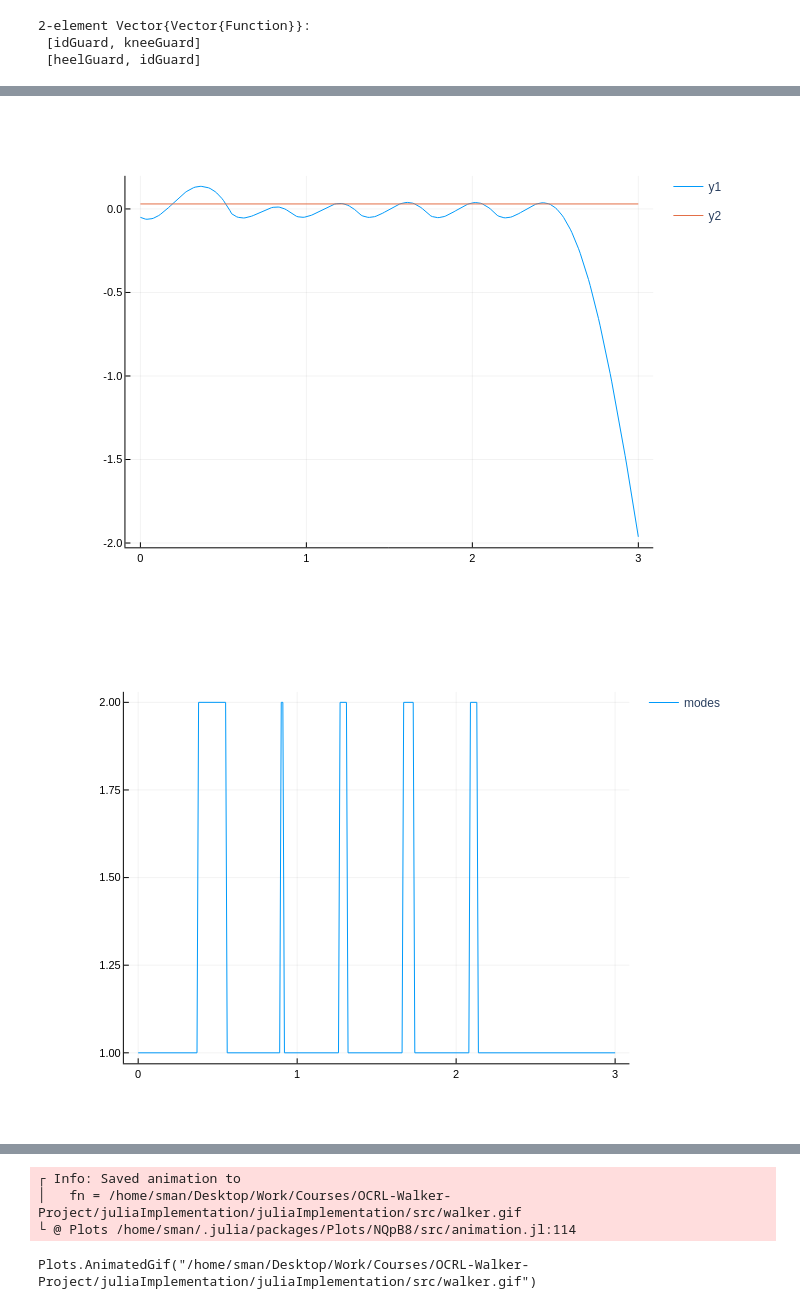
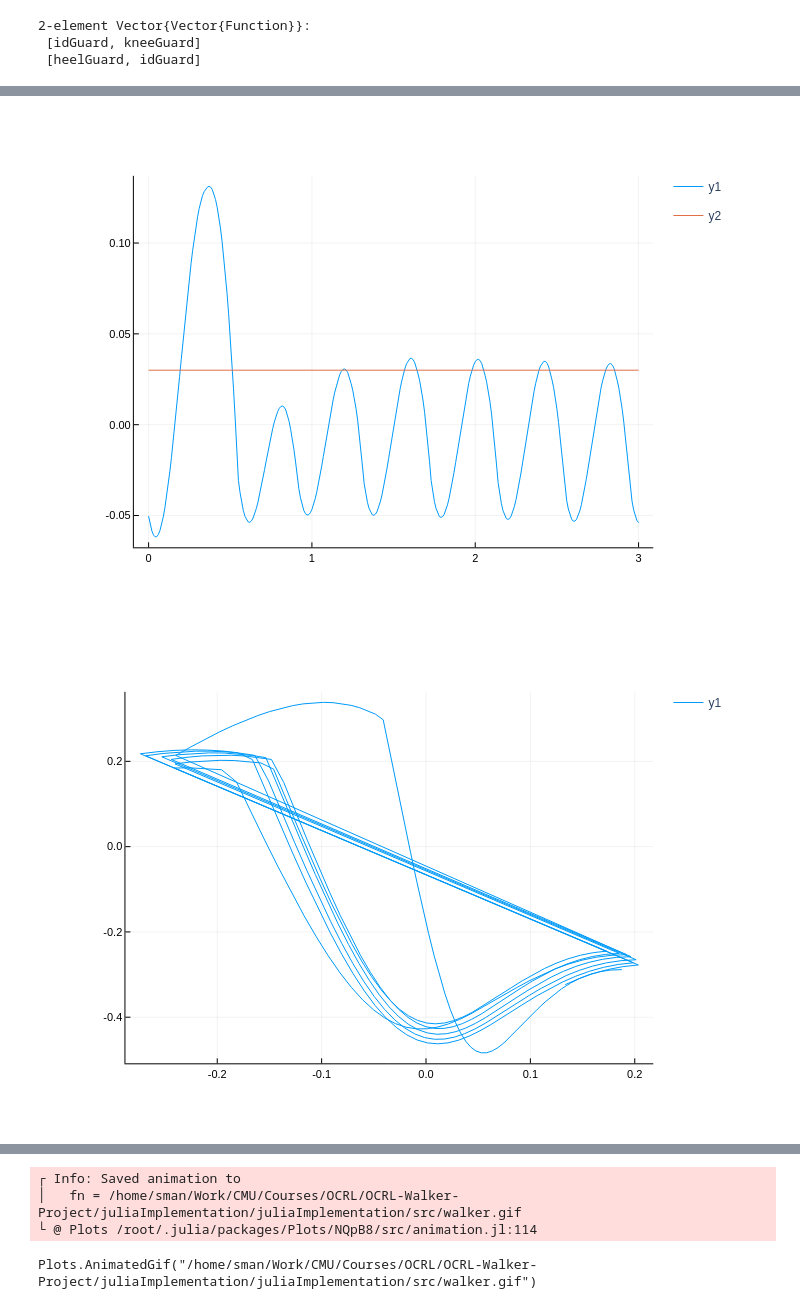
Before and after one commit to stevenwman/OCRL-Walker-Project, a Jupyter notebook: juliaImplementation/juliaImplementation/src/simulate_ball.ipynb, the cells around one changed output, grey strips where cells are left out. Cells and saved outputs as stored; diff of their text form; code cells hidden in the pictures.

```diff
--- a/juliaImplementation/juliaImplementation/src/simulate_ball.ipynb
+++ b/juliaImplementation/juliaImplementation/src/simulate_ball.ipynb
@@ -51,7 +51,7 @@ xmean = [q1, q2, q3, q̇1, q̇2, q̇3]
 p = (L = 1, a1 = 0.375, b1 = 0.125, a2 = 0.175, b2 = 0.375, mH = 0.5, mt = 0.5, ms = 0.05, g = 9.81, slope = 0.03)
 
 #Nominal Trajectory
-nom_states, _, times, nom_modes,nom_impact_states,_ = sim_system(xmean,mode0,dynamics,resets,guards,W*.000000000000001,V,C,t,dt)
+nom_states, _, times, nom_modes,nom_impact_states,_ = sim_system(xmean,mode0,dynamics,resets,guards,0,0,0,t,dt)
 state_matrix = hcat(nom_states...)
 
 plot()
@@ -65,6 +65,12 @@ display(plot!())
 plot(times, (state_matrix[1,:] .+ state_matrix[2,:])/2)
 plot!(times, ones(size(times)) * p.slope)
 display(plot!())
+
+for i = 1:3
+    plot()
+    plot(state_matrix[i,:], state_matrix[i+2,:], label = "joint $i")
+    display(plot!())
+end
 
 plot(times, nom_modes, label = "modes")
 display(plot!())
@@ -101,2 +107,2 @@ gif(anim, "walker.gif", fps = 30)
-[figure, old version]
+[figure, new version]
-[figure, old version]
+[figure, new version]
@@ -103,4 +112,4 @@ gif(anim, "walker.gif", fps = 30)
 ┌ Info: Saved animation to
-│   fn = /home/sman/Desktop/Work/Courses/OCRL-Walker-Project/juliaImplementation/juliaImplementation/src/walker.gif
-└ @ Plots /home/sman/.julia/packages/Plots/NQpB8/src/animation.jl:114
+│   fn = /home/sman/Work/CMU/Courses/OCRL/OCRL-Walker-Project/juliaImplementation/juliaImplementation/src/walker.gif
+└ @ Plots /root/.julia/packages/Plots/NQpB8/src/animation.jl:114
-Plots.AnimatedGif("/home/sman/Desktop/Work/Courses/OCRL-Walker-Project/juliaImplementation/juliaImplementation/src/walker.gif")
+Plots.AnimatedGif("/home/sman/Work/CMU/Courses/OCRL/OCRL-Walker-Project/juliaImplementation/juliaImplementation/src/walker.gif")
```
Also changed, not shown: parts of 2 cells of this notebook, 2 other files.
